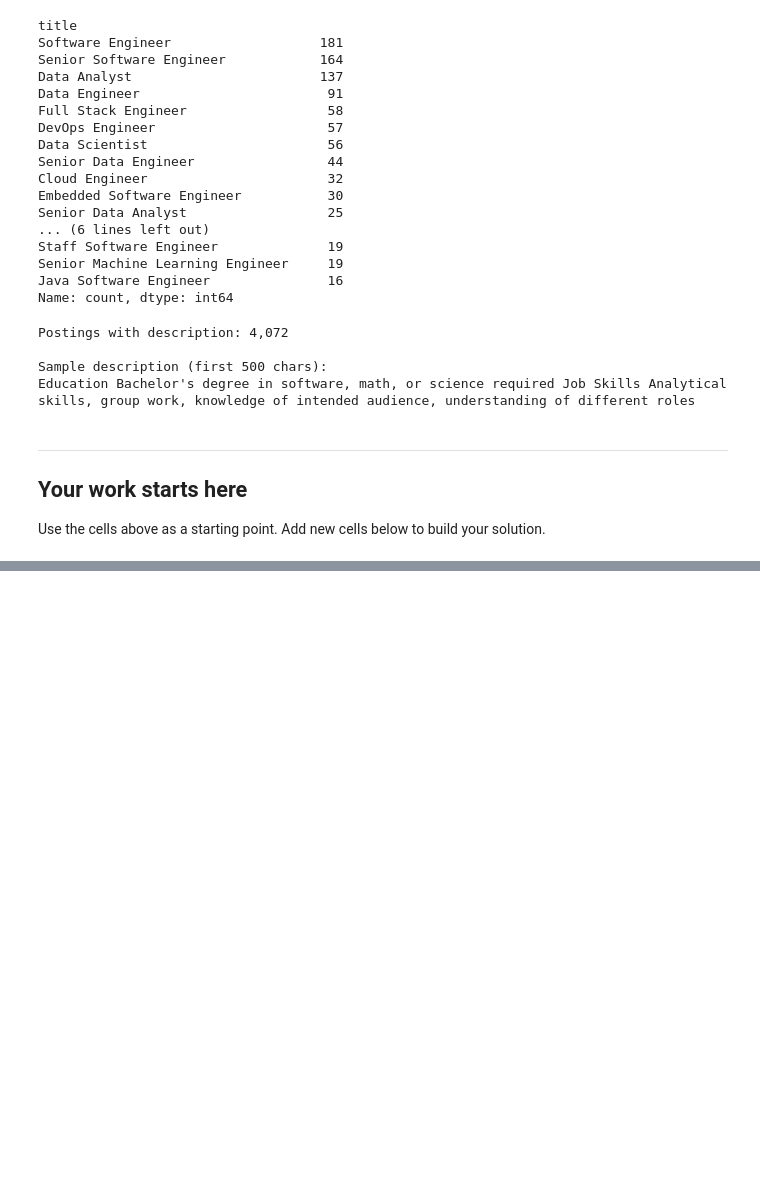
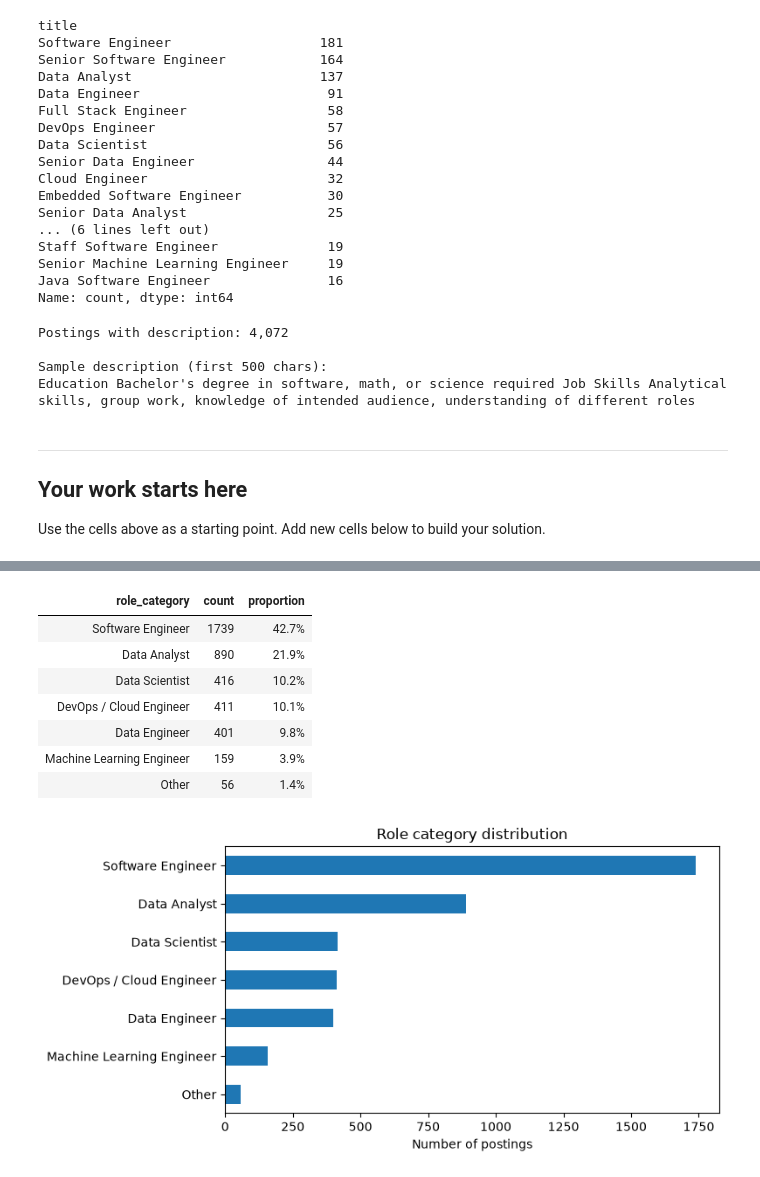
Before and after one commit to Tyainss/job-posting-nlp, a Jupyter notebook: job_posting_nlp_take_home_task.ipynb, the cells around one changed output, grey strips where cells are left out. Saved outputs shown, nothing was run; the diff lists cells and outputs as text; code cells hidden in the pictures; blank space fills up the shorter version.

Commit message:
:sparkles: Finish Data Auditing

```diff
--- a/job_posting_nlp_take_home_task.ipynb
+++ b/job_posting_nlp_take_home_task.ipynb
@@ -250,0 +366,42 @@ Use the cells above as a starting point. Add new cells below to build your solut
+# %%
+role_distribution = (
+    postings["role_category"]
+    .value_counts()
+    .rename_axis("role_category")
+    .reset_index(name="count")
+)
+
+role_distribution["proportion"] = (
+    role_distribution["count"] / len(postings)
+)
+
+display(
+    role_distribution.style
+    .format({"proportion": "{:.1%}"})
+    .hide(axis="index")
+)
+
+ax = role_distribution.plot.barh(
+    x="role_category",
+    y="count",
+    legend=False,
+    figsize=(8, 4),
+)
+
+ax.set_title("Role category distribution")
+ax.set_xlabel("Number of postings")
+ax.set_ylabel("")
+ax.invert_yaxis()
+
+plt.tight_layout()
+plt.show()
+# %% [output]
+| role_category | count | proportion |
+| Software Engineer | 1739 | 42.7% |
+| Data Analyst | 890 | 21.9% |
+| Data Scientist | 416 | 10.2% |
+| DevOps / Cloud Engineer | 411 | 10.1% |
+| Data Engineer | 401 | 9.8% |
+| Machine Learning Engineer | 159 | 3.9% |
+| Other | 56 | 1.4% |
+[figure, added]
```
Also changed, not shown: parts of 34 cells of this notebook.
